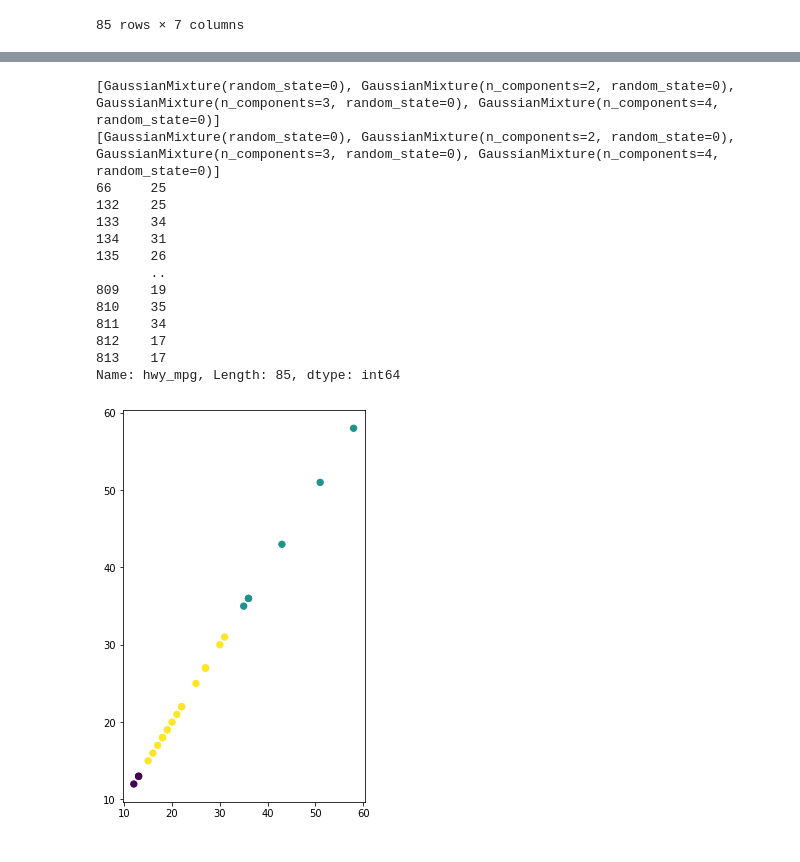
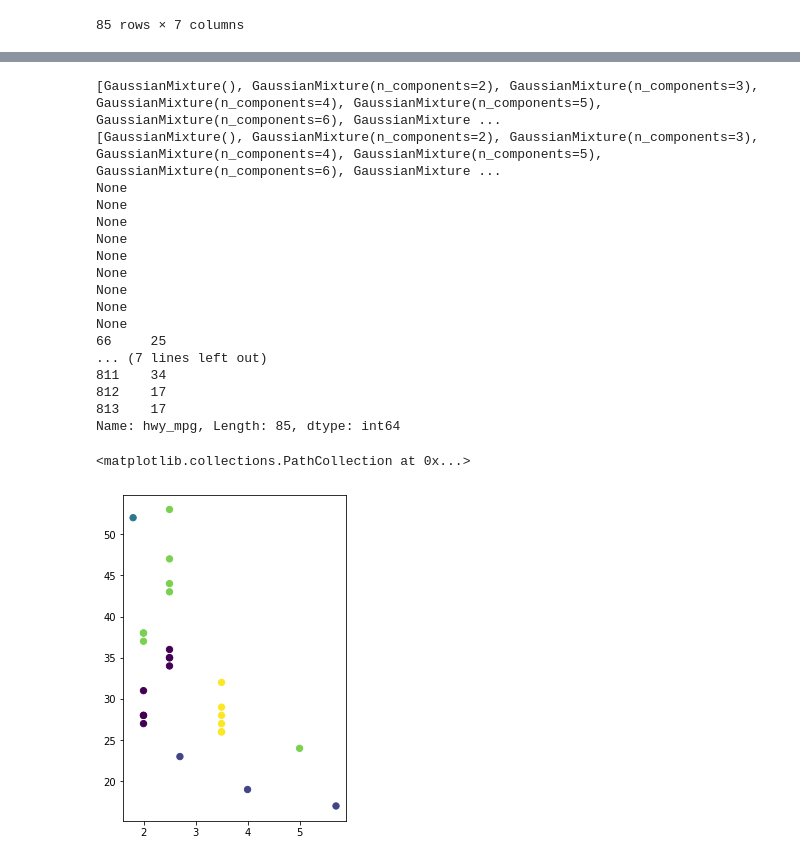
Before and after one commit to tommdim/statistics-101, a Jupyter notebook: hw-1/notebook.ipynb, the cells around one changed output, grey strips where cells are left out. Cells and saved outputs as stored; diff of their text form; code cells hidden in the pictures.

```diff
--- a/hw-1/notebook.ipynb
+++ b/hw-1/notebook.ipynb
@@ -244,12 +241,12 @@ obs_freq.plot(kind='bar', label = "Obs Freq.")
 from sklearn import mixture
 import numpy as np
 from sklearn.model_selection import train_test_split
-df = df[["city_mpg","hwy_mpg"]]
+df = df[["displacement","hwy_mpg"]]
 
-df_tr, df_te = train_test_split(df, test_size = 0.30, random_state = 34)
+df_tr, df_te = train_test_split(df, test_size = 0.30)
 # Fit the models (on training)
-n_components = np.arange(1, 5)
-models = [mixture.GaussianMixture(n_components = n, covariance_type='full', random_state=0).fit(df_tr)
+n_components = np.arange(1, 10)
+models = [mixture.GaussianMixture(n_components = n, covariance_type='full').fit(df_tr)
           for n in n_components]
 plt.plot(n_components, [m.bic(df) for m in models], label='BIC')
 plt.plot(n_components, [m.aic(df) for m in models], label='AIC')
@@ -274,25 +271,30 @@ df
 # %%
 print( models )
 #labels = models[6].predict(df_te)
 print( models )
-mod = models[3].predict(df_te)
+mod = models[5].predict(df_te)
 
-
+for m in models:
+    print(m.random_state)
 print(df.hwy_mpg)
-plt.scatter(df_te.city_mpg, df_te.city_mpg, c=mod, s=40, cmap='viridis')
+plt.scatter(df_te.displacement, df_te.hwy_mpg, c=mod, s=40, cmap='viridis')
 # %% [output]
-[GaussianMixture(random_state=0), GaussianMixture(n_components=2, random_state=0), GaussianMixture(n_components=3, random_state=0), GaussianMixture(n_components=4, random_state=0)]
-[GaussianMixture(random_state=0), GaussianMixture(n_components=2, random_state=0), GaussianMixture(n_components=3, random_state=0), GaussianMixture(n_components=4, random_state=0)]
+[GaussianMixture(), GaussianMixture(n_components=2), GaussianMixture(n_components=3), GaussianMixture(n_components=4), GaussianMixture(n_components=5), GaussianMixture(n_components=6), GaussianMixture ...
+[GaussianMixture(), GaussianMixture(n_components=2), GaussianMixture(n_components=3), GaussianMixture(n_components=4), GaussianMixture(n_components=5), GaussianMixture(n_components=6), GaussianMixture ...
+None
+None
+None
+None
+None
+None
+None
+None
+None
 66     25
-132    25
-133    34
-134    31
-135    26
-       ..
-809    19
-810    35
+... (7 lines left out)
 811    34
 812    17
 813    17
 Name: hwy_mpg, Length: 85, dtype: int64
+<matplotlib.collections.PathCollection at 0x...>
-[figure, old version]
+[figure, new version]
```
Also changed, not shown: parts of 8 cells of this notebook, 2 other files.
